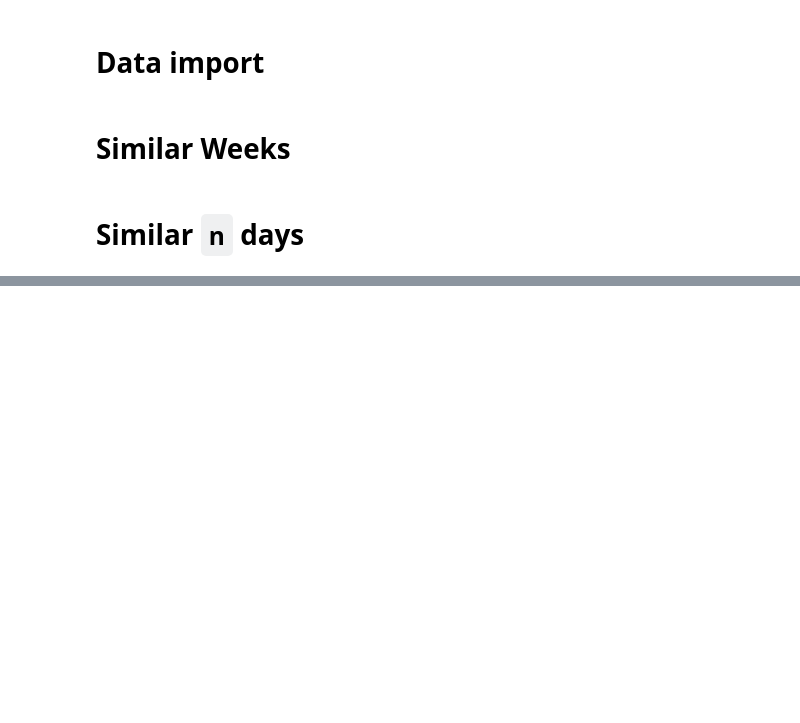
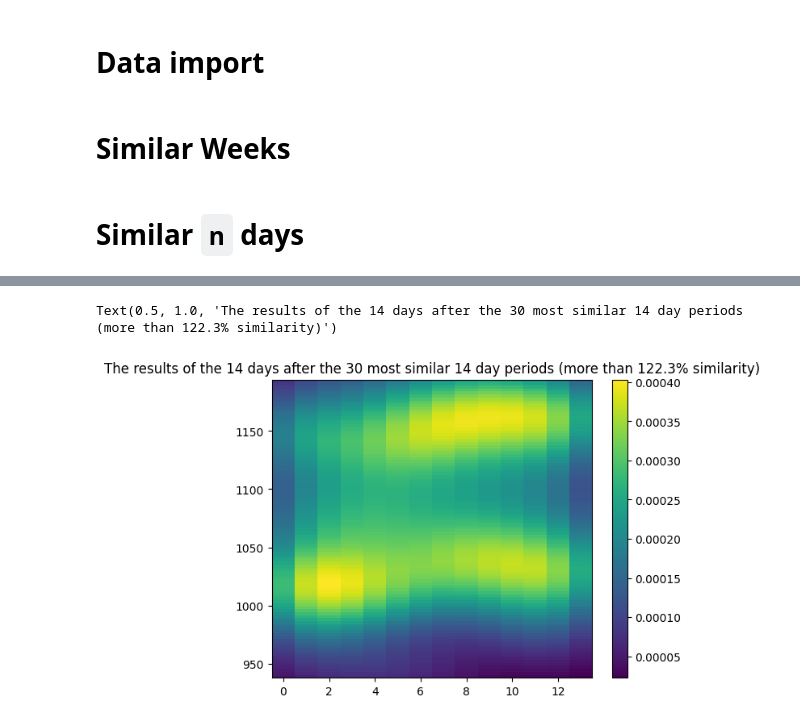
Before and after one commit to arykanary/WaterEnvDataWarehouse, a Jupyter notebook: notebooks/weekly_similarity.ipynb, the cells around one changed output, grey strips where cells are left out. Saved outputs shown, nothing was run; the diff lists cells and outputs as text; code cells hidden in the pictures; blank space fills up the shorter version.

```diff
--- a/notebooks/weekly_similarity.ipynb
+++ b/notebooks/weekly_similarity.ipynb
@@ -101 +131,18 @@ plt.title(f'The results of the {n} days after the {likely} most similar {n} day
+# %%
+from scipy.stats import gaussian_kde
+
+x = pd.MultiIndex.from_product([result.columns, result.index]).get_level_values(1)
+y = result.values.flatten()
+
+ybins = 100
+k = gaussian_kde([x, y])
+xi, yi = np.mgrid[x.min():x.max():ndays*1j, y.min():y.max():ybins*1j]
+zi = k(np.vstack([xi.flatten(), yi.flatten()]))
+
+plt.pcolormesh(xi, yi, zi.reshape(xi.shape), shading='auto')
+plt.colorbar()
+plt.title(title)
+# %% [output]
+Text(0.5, 1.0, 'The results of the 14 days after the 30 most similar 14 day periods (more than 122.3% similarity)')
+[figure, added]
 # %%
```
Also changed, not shown: parts of 10 cells of this notebook, 2 other files.
